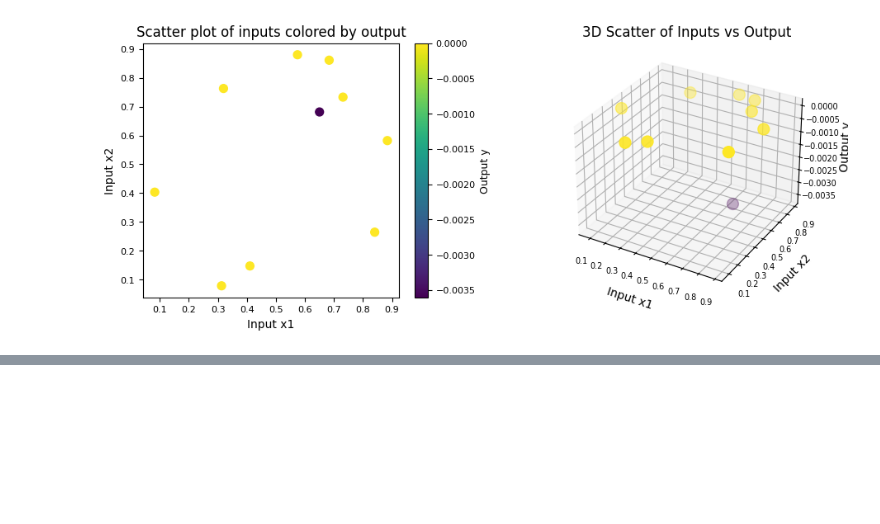
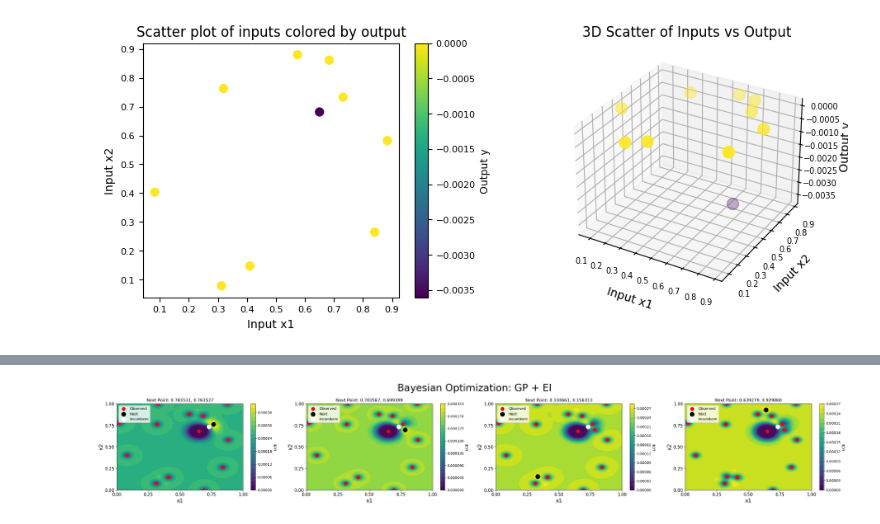
Before and after one commit to hervezogo/Bayesian-Black-Box-Optimisation, a Jupyter notebook: notebooks/Function_1.ipynb, the cells around one changed output, grey strips where cells are left out. Saved outputs shown, nothing was run; the diff lists cells and outputs as text; code cells hidden in the pictures; blank space fills up the shorter version.

```diff
--- a/notebooks/Function_1.ipynb
+++ b/notebooks/Function_1.ipynb
@@ -802,8 +92,0 @@ The latest point [0.731010, 0.732975] → 7.829289e-16, is slightly better than
-# %%
-# Queried Point result
-x_new = np.array([0.730950, 0.732920])
-y_new = 8.190853877855047e-16
-
-data = update_data(data, x_new, y_new)
-inputs, outputs = extract(data)
-display(data)
@@ -837,0 +287,14 @@ The global UCB and EI phases improved domain coverage but did not outperform the
+# %%
+fig, axes = plt.subplots(1,4, figsize=(30, 5))
+incumbent = inputs[np.argmax(outputs)]
+
+for week, ax  in enumerate(axes, start=5):
+
+    candidate = np.array([phase_2_rows[week - 5]["candidate_x1"],phase_2_rows[week - 5]["candidate_x2"]])
+    plot_acquisition_2d(X_grid_500, phase_2_eis[week-5], data[:10+week-1], incumbent, candidate , "EI", ax=ax)
+
+fig.suptitle(f'Bayesian Optimization: GP + EI', fontsize=28)
+plt.tight_layout()
+plt.show()
+# %% [output]
+[figure, added]
```
Also changed, not shown: parts of 121 cells of this notebook.
